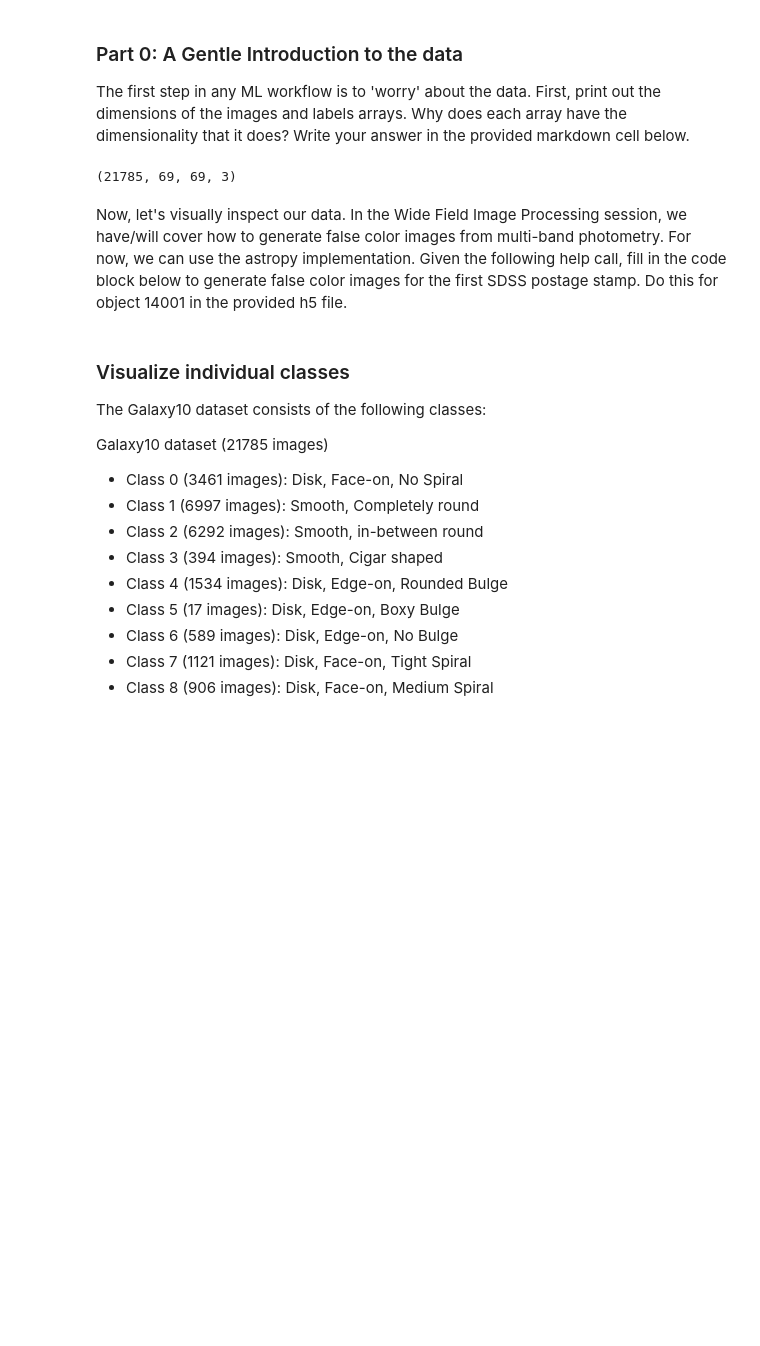
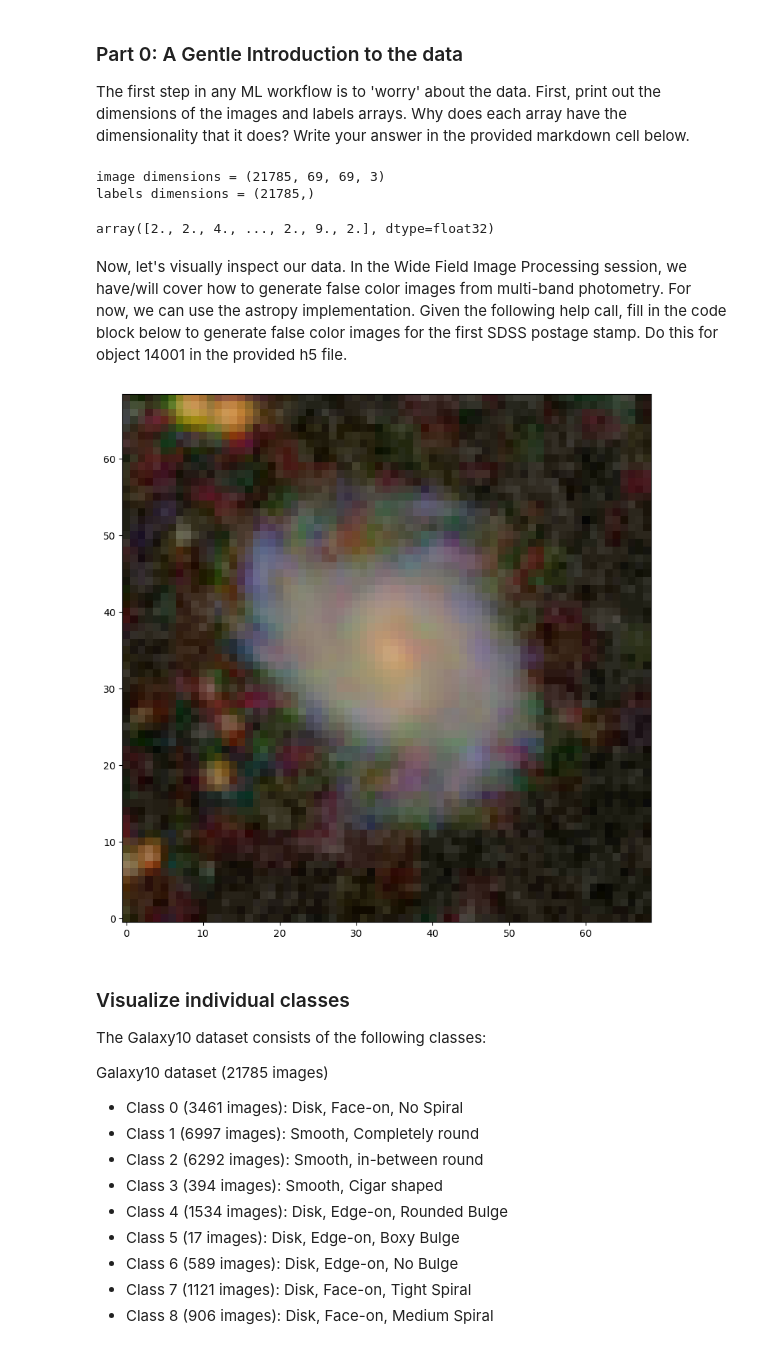
Before and after one commit to astjoephysics/Session-19, a Jupyter notebook: day1/DimensionalityReductionNoSolutions.ipynb, the cells around one changed output. Drawn from its saved outputs; the diff is of its cells as text; code cells hidden in the pictures; blank space fills up the shorter version.

```diff
--- a/day1/DimensionalityReductionNoSolutions.ipynb
+++ b/day1/DimensionalityReductionNoSolutions.ipynb
@@ -33,9 +33,15 @@ images = images.astype(np.float32)
 
 The first step in any ML workflow is to 'worry' about the data. First, print out the dimensions of the images and labels arrays. Why does each array have the dimensionality that it does? Write your answer in the provided markdown cell below.
 # %%
-print(f'image dimensions = {}')
+print(f'image dimensions = {images.shape}')
+print(f'labels dimensions = {labels.shape}')
 # %% [output]
-(21785, 69, 69, 3)
+image dimensions = (21785, 69, 69, 3)
+labels dimensions = (21785,)
+# %%
+labels
+# %% [output]
+array([2., 2., 4., ..., 2., 9., 2.], dtype=float32)
 # %% [markdown]
 Now, let's visually inspect our data. In the Wide Field Image Processing session, we have/will cover how to generate false color images from multi-band photometry. For now, we can use the astropy implementation. Given the following help call, fill in the code block below to generate false color images for the first SDSS postage stamp. Do this for object 14001 in the provided h5 file.
 # %%
@@ -43,18 +49,20 @@ from astropy.visualization import make_lupton_rgb
 # %%
 from astropy.visualization import make_lupton_rgb
 
 i_data = images[14001, :, :, 0] # first band
 r_data = images[14001, :, :, 1] # second band
 g_data = images[14001, :, :, 2] # third band
 
-rgb = make_lupton_rgb(), # fill this in - what band goes here?
-                      ), # fill this in - what band goes here?
-                      ), # fill this in - and finally what band goes here?
+rgb = make_lupton_rgb(i_data, # fill this in - what band goes here?
+                      r_data, # fill this in - what band goes here?
+                      g_data, # fill this in - and finally what band goes here?
                       minimum=0, Q=6, stretch=50) # Bonus Q: how does changing these paramters change the images?
 
 fig, ax = plt.subplots(figsize=(8,8))
 ax.imshow(rgb, origin='lower')
 fig.tight_layout()
+# %% [output]
+[figure, added]
 # %% [markdown]
 ### Visualize individual classes
 
```
Also changed, not shown: parts of 4 cells of this notebook, 1 other file.
